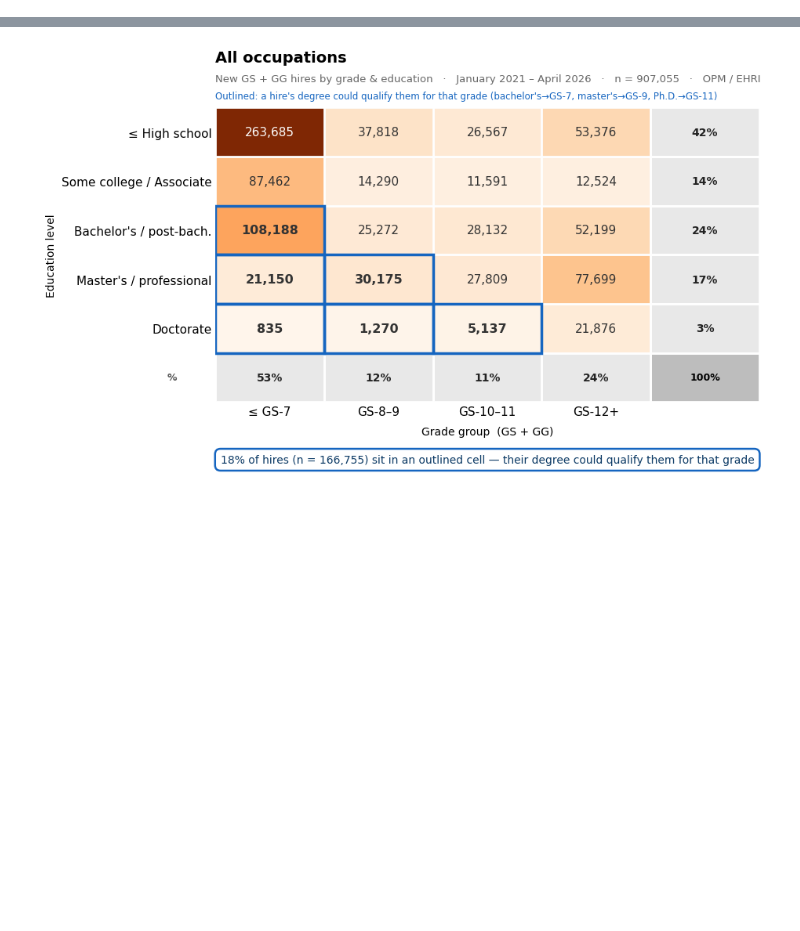
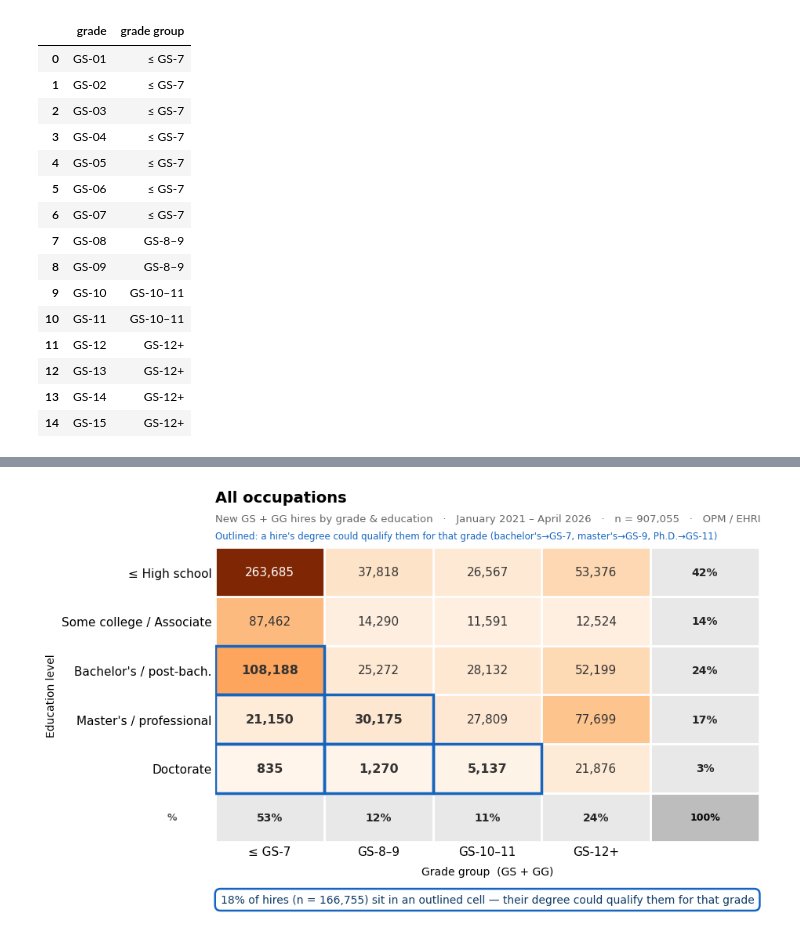
Before and after one commit to abigailhaddad/fed-hiring-heatmaps, a Jupyter notebook: heatmaps.ipynb, the cells around one changed output, grey strips where cells are left out. Drawn from its saved outputs; the diff is of its cells as text; code cells hidden in the pictures; blank space fills up the shorter version.

```diff
--- a/heatmaps.ipynb
+++ b/heatmaps.ipynb
@@ -17,0 +67,3 @@ SERIES = {
+# %%
+edu_map, grade_map = ehri.bucket_maps()
+edu_map
@@ -17,0 +77,19 @@ SERIES = {
+# %%
+grade_map
+# %% [output]
+|  | grade | grade group |
+| 0 | GS-01 | ≤ GS-7 |
+| 1 | GS-02 | ≤ GS-7 |
+| 2 | GS-03 | ≤ GS-7 |
+| 3 | GS-04 | ≤ GS-7 |
+| 4 | GS-05 | ≤ GS-7 |
+| 5 | GS-06 | ≤ GS-7 |
+| 6 | GS-07 | ≤ GS-7 |
+| 7 | GS-08 | GS-8–9 |
+| 8 | GS-09 | GS-8–9 |
+| 9 | GS-10 | GS-10–11 |
+| 10 | GS-11 | GS-10–11 |
+| 11 | GS-12 | GS-12+ |
+| 12 | GS-13 | GS-12+ |
+| 13 | GS-14 | GS-12+ |
+| 14 | GS-15 | GS-12+ |
```
Also changed, not shown: parts of 22 cells of this notebook, 2 other files.
